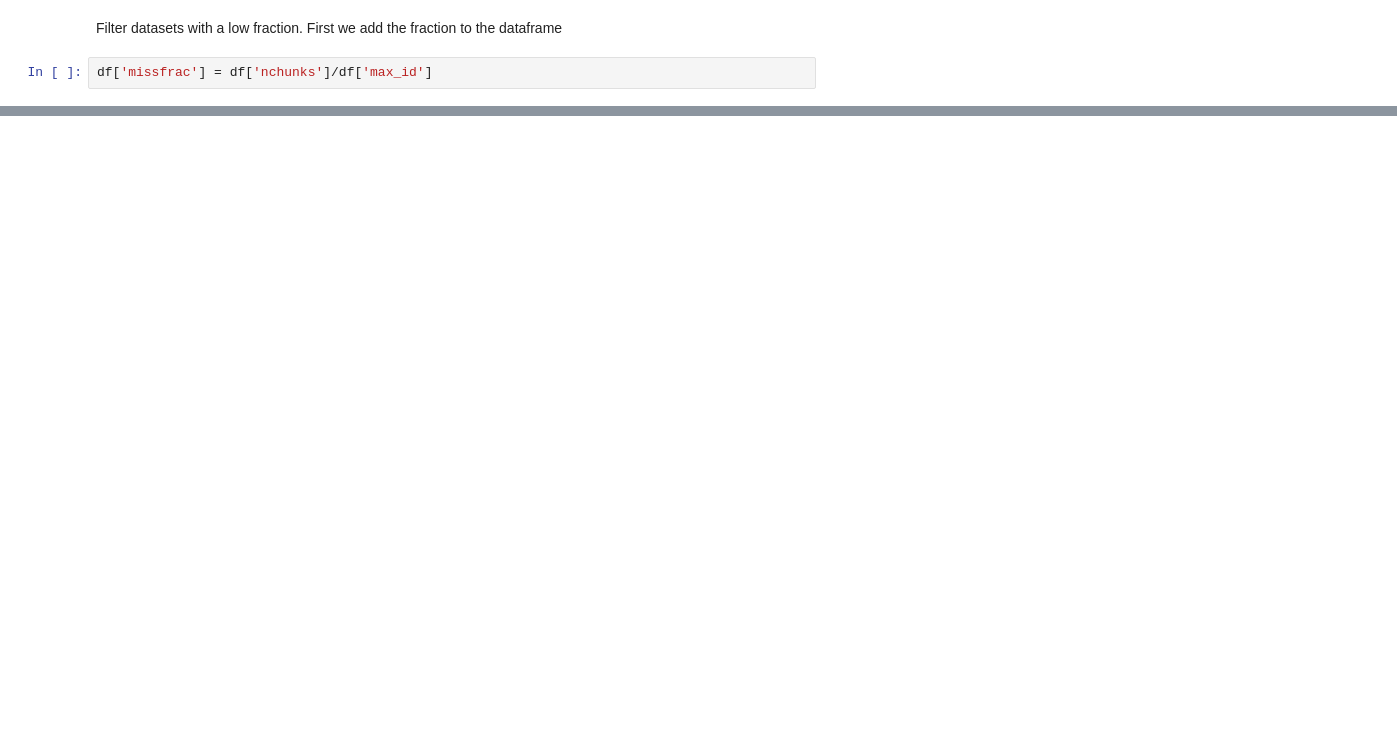
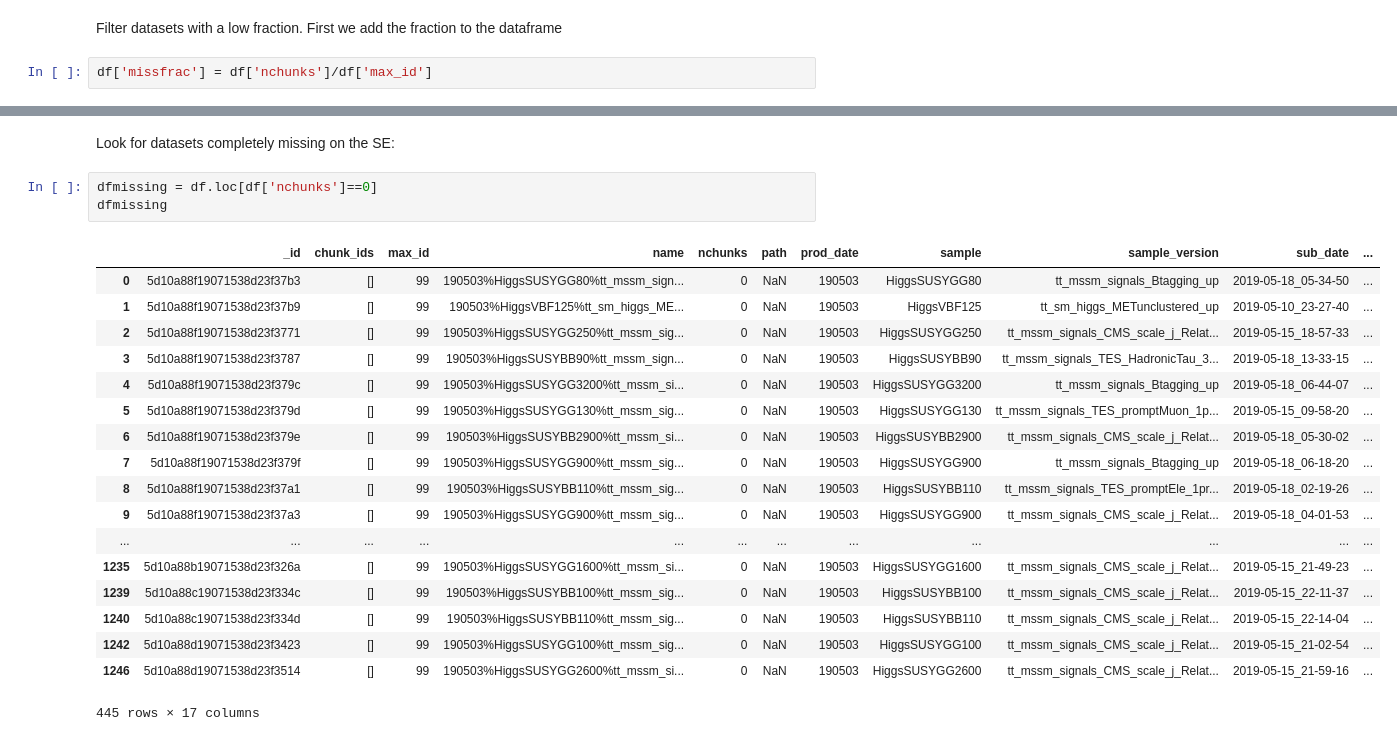
Before and after one commit to lucastorterotot/htt_plot, a Jupyter notebook: harvesting/dataset_report.ipynb, the cells around one changed output, grey strips where cells are left out. Cells and saved outputs as stored; diff of their text form; blank space fills up the shorter version.

```diff
--- a/harvesting/dataset_report.ipynb
+++ b/harvesting/dataset_report.ipynb
@@ -120,0 +144,24 @@ df[df['missfrac']<0.5]
+# %% [markdown]
+Look for datasets completely missing on the SE:
+# %%
+dfmissing = df.loc[df['nchunks']==0]
+dfmissing
+# %% [output]
+|  | _id | chunk_ids | max_id | name | nchunks | path | prod_date | sample | sample_version | sub_date | ... |
+| 0 | 5d10a88f19071538d23f37b3 | [] | 99 | 190503%HiggsSUSYGG80%tt_mssm_sign... | 0 | NaN | 190503 | HiggsSUSYGG80 | tt_mssm_signals_Btagging_up | 2019-05-18_05-34-50 | ... |
+| 1 | 5d10a88f19071538d23f37b9 | [] | 99 | 190503%HiggsVBF125%tt_sm_higgs_ME... | 0 | NaN | 190503 | HiggsVBF125 | tt_sm_higgs_METunclustered_up | 2019-05-10_23-27-40 | ... |
+| 2 | 5d10a88f19071538d23f3771 | [] | 99 | 190503%HiggsSUSYGG250%tt_mssm_sig... | 0 | NaN | 190503 | HiggsSUSYGG250 | tt_mssm_signals_CMS_scale_j_Relat... | 2019-05-15_18-57-33 | ... |
+| 3 | 5d10a88f19071538d23f3787 | [] | 99 | 190503%HiggsSUSYBB90%tt_mssm_sign... | 0 | NaN | 190503 | HiggsSUSYBB90 | tt_mssm_signals_TES_HadronicTau_3... | 2019-05-18_13-33-15 | ... |
+| 4 | 5d10a88f19071538d23f379c | [] | 99 | 190503%HiggsSUSYGG3200%tt_mssm_si... | 0 | NaN | 190503 | HiggsSUSYGG3200 | tt_mssm_signals_Btagging_up | 2019-05-18_06-44-07 | ... |
+| 5 | 5d10a88f19071538d23f379d | [] | 99 | 190503%HiggsSUSYGG130%tt_mssm_sig... | 0 | NaN | 190503 | HiggsSUSYGG130 | tt_mssm_signals_TES_promptMuon_1p... | 2019-05-15_09-58-20 | ... |
+| 6 | 5d10a88f19071538d23f379e | [] | 99 | 190503%HiggsSUSYBB2900%tt_mssm_si... | 0 | NaN | 190503 | HiggsSUSYBB2900 | tt_mssm_signals_CMS_scale_j_Relat... | 2019-05-18_05-30-02 | ... |
+| 7 | 5d10a88f19071538d23f379f | [] | 99 | 190503%HiggsSUSYGG900%tt_mssm_sig... | 0 | NaN | 190503 | HiggsSUSYGG900 | tt_mssm_signals_Btagging_up | 2019-05-18_06-18-20 | ... |
+| 8 | 5d10a88f19071538d23f37a1 | [] | 99 | 190503%HiggsSUSYBB110%tt_mssm_sig... | 0 | NaN | 190503 | HiggsSUSYBB110 | tt_mssm_signals_TES_promptEle_1pr... | 2019-05-18_02-19-26 | ... |
+| 9 | 5d10a88f19071538d23f37a3 | [] | 99 | 190503%HiggsSUSYGG900%tt_mssm_sig... | 0 | NaN | 190503 | HiggsSUSYGG900 | tt_mssm_signals_CMS_scale_j_Relat... | 2019-05-18_04-01-53 | ... |
+| ... | ... | ... | ... | ... | ... | ... | ... | ... | ... | ... | ... |
+| 1235 | 5d10a88b19071538d23f326a | [] | 99 | 190503%HiggsSUSYGG1600%tt_mssm_si... | 0 | NaN | 190503 | HiggsSUSYGG1600 | tt_mssm_signals_CMS_scale_j_Relat... | 2019-05-15_21-49-23 | ... |
+| 1239 | 5d10a88c19071538d23f334c | [] | 99 | 190503%HiggsSUSYBB100%tt_mssm_sig... | 0 | NaN | 190503 | HiggsSUSYBB100 | tt_mssm_signals_CMS_scale_j_Relat... | 2019-05-15_22-11-37 | ... |
+| 1240 | 5d10a88c19071538d23f334d | [] | 99 | 190503%HiggsSUSYBB110%tt_mssm_sig... | 0 | NaN | 190503 | HiggsSUSYBB110 | tt_mssm_signals_CMS_scale_j_Relat... | 2019-05-15_22-14-04 | ... |
+| 1242 | 5d10a88d19071538d23f3423 | [] | 99 | 190503%HiggsSUSYGG100%tt_mssm_sig... | 0 | NaN | 190503 | HiggsSUSYGG100 | tt_mssm_signals_CMS_scale_j_Relat... | 2019-05-15_21-02-54 | ... |
+| 1246 | 5d10a88d19071538d23f3514 | [] | 99 | 190503%HiggsSUSYGG2600%tt_mssm_si... | 0 | NaN | 190503 | HiggsSUSYGG2600 | tt_mssm_signals_CMS_scale_j_Relat... | 2019-05-15_21-59-16 | ... |
+445 rows × 17 columns
```
Also changed, not shown: parts of 15 cells of this notebook.
